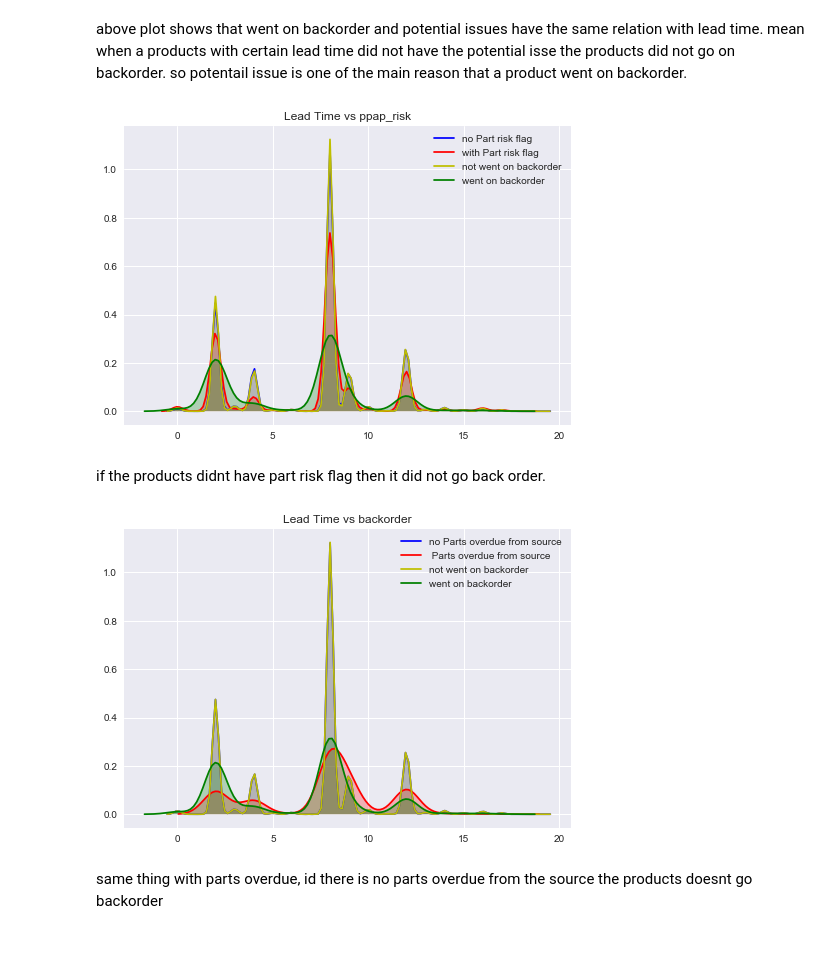
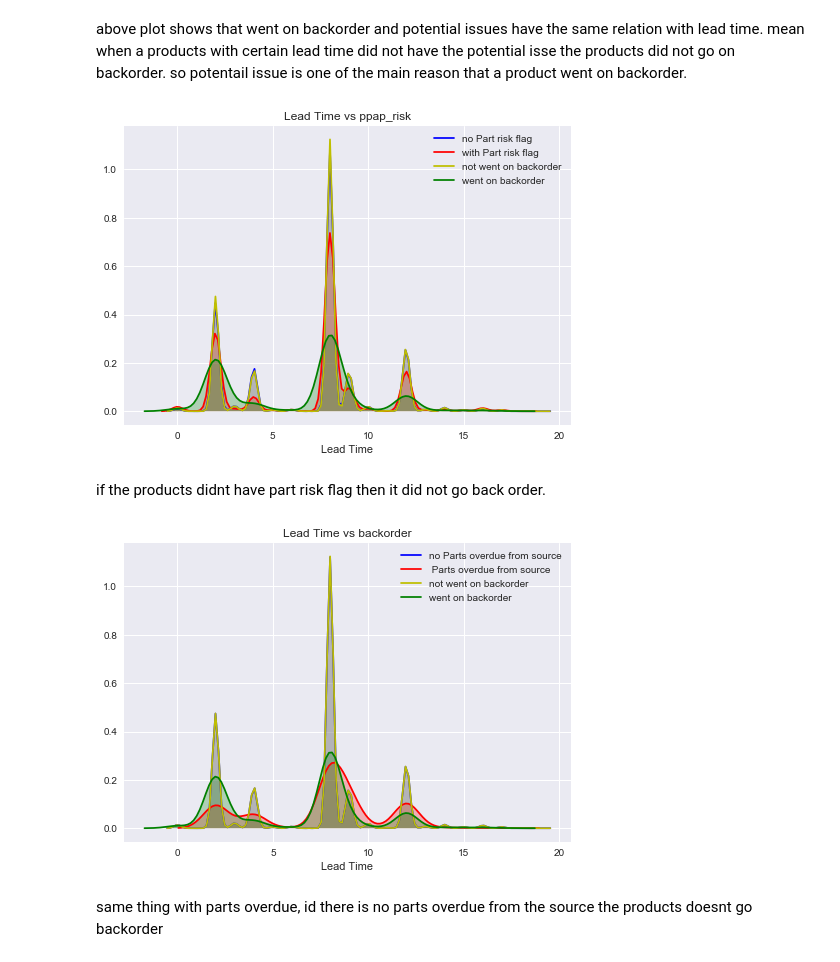
Before and after one commit to hedib/DataScienceProjects, a Jupyter notebook: project_Inventory/backorder.ipynb, the cells around one changed output. Saved outputs shown, nothing was run; the diff lists cells and outputs as text; code cells hidden in the pictures.

```diff
--- a/project_Inventory/backorder.ipynb
+++ b/project_Inventory/backorder.ipynb
@@ -663,30 +684,31 @@ so potentail issue is one of the main reason that a product went on backorder.
 sns.kdeplot(orders[(orders['ppap_risk'] == 0) & (orders['lead_time']<20)]['lead_time'],color='b', shade=True,label='no Part risk flag')
 sns.kdeplot(orders[(orders['ppap_risk'] == 1) & (orders['lead_time']<20)]['lead_time'], color='r',shade=True,label='with Part risk flag')
 plt.title('lead time vs ppap_risk')
+plt.xlabel('Lead Time')
 
 sns.kdeplot(orders[(orders['went_on_backorder'] == 0) & (orders['lead_time'] < 20)]['lead_time'],color='y', shade=True,label='not went on backorder')
 sns.kdeplot(orders[(orders['went_on_backorder'] == 1) & (orders['lead_time'] < 20)]['lead_time'], color='g',shade=True,label='went on backorder')
 plt.title('Lead Time vs ppap_risk')
-
+plt.xlabel('Lead Time')
 plt.show()
 # %% [output]
-[figure, old version]
+[figure, new version]
 # %% [markdown]
 if the products didnt have part risk flag then it did not go back order.
 # %%
 
 
 sns.kdeplot(orders[(orders['pieces_past_due'] == 0) & (orders['lead_time']<20)]['lead_time'],color='b', shade=True,label='no Parts overdue from source')
 sns.kdeplot(orders[(orders['pieces_past_due'] == 1) & (orders['lead_time']<20)]['lead_time'], color='r',shade=True,label=' Parts overdue from source')
 plt.title('lead_time vs  Parts overdue from source')
-
+plt.xlabel('Lead Time')
 sns.kdeplot(orders[(orders['went_on_backorder'] == 0) & (orders['lead_time'] < 20)]['lead_time'],color='y', shade=True,label='not went on backorder')
 sns.kdeplot(orders[(orders['went_on_backorder'] == 1) & (orders['lead_time'] < 20)]['lead_time'], color='g',shade=True,label='went on backorder')
 plt.title('Lead Time vs backorder')
-
+plt.xlabel('Lead Time')
 plt.show()
 # %% [output]
-[figure, old version]
+[figure, new version]
 # %% [markdown]
 same thing with parts overdue, id there is no parts overdue from the source the products doesnt go backorder
 # %%
```
Also changed, not shown: parts of 52 cells of this notebook.
